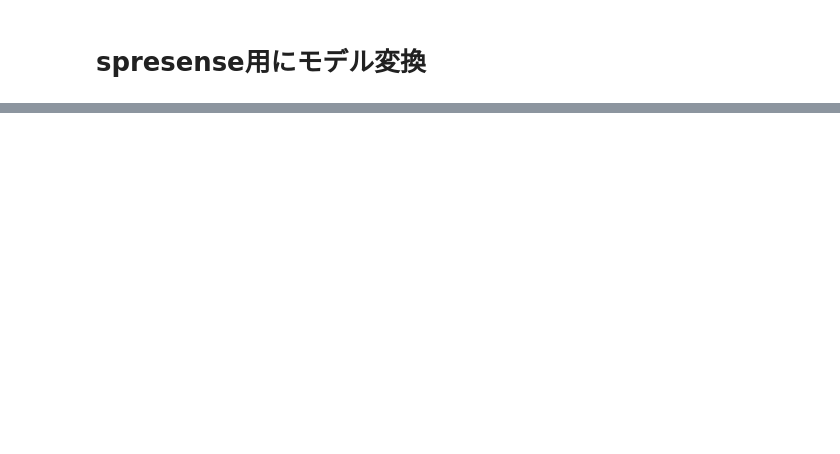
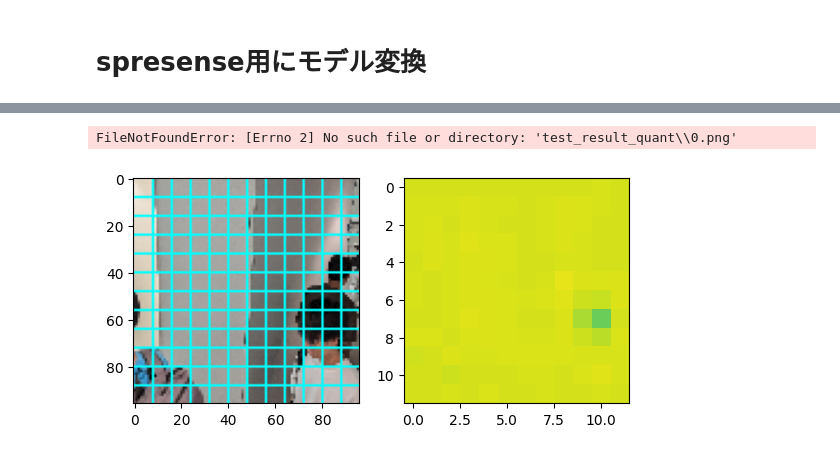
Before and after one commit to oshima-yoppi/Spresense-toilet, a Jupyter notebook: src/detection/AI3/train_all.ipynb, the cells around one changed output, grey strips where cells are left out. Cells and saved outputs as stored; diff of their text form; code cells hidden in the pictures; blank space fills up the shorter version.

```diff
--- a/src/detection/AI3/train_all.ipynb
+++ b/src/detection/AI3/train_all.ipynb
@@ -441,0 +444,42 @@ INFO:tensorflow:Assets written to: C:\Users\oosim\AppData\Local\Temp\tmpk6rvwvkc
+# %%
+class TFLitePredictor:
+    def __init__(self, model_path):
+        self.interpreter = tf.lite.Interpreter(model_path=model_path)
+        self.interpreter.allocate_tensors()
+        self.input_details = self.interpreter.get_input_details()
+        self.output_details = self.interpreter.get_output_details()
+
+    def __call__(self, input_data):
+        input_data = input_data.astype(np.float32)
+        self.interpreter.set_tensor(self.input_details[0]["index"], input_data)
+        self.interpreter.invoke()
+        output_data = self.interpreter.get_tensor(self.output_details[0]["index"])
+        return output_data
+
+
+if
+interpreter = TFLitePredictor(TFLITE_MODEL_PATH)
+imgs = os.listdir(TEST_DIR)
+imgs = imgs[::-1]
+count = 0
+for i, filename in enumerate(tqdm(imgs)):
+    img = cv2.imread(os.path.join(TEST_DIR, filename))
+    img = cv2.cvtColor(img, cv2.COLOR_BGR2RGB)
+    splited_img_lst = func.split_img(img)
+    for splited_img in splited_img_lst:
+        splited_img = cv2.resize(splited_img, INPUT_SIZE)
+        splited_img = np.array([splited_img]) / 255
+        pred = interpreter(splited_img)
+        splited_img = func.draw_line(splited_img[0])
+        splited_img = (splited_img * 255).astype(np.uint8)
+        plt.subplot(1, 2, 1)
+        plt.imshow(splited_img)
+        plt.subplot(1, 2, 2)
+        plt.imshow(pred[0], vmin=0, vmax=1)
+        save_path = os.path.join(TEST_SAVE_DIR, f"{count}.png")
+        plt.savefig(save_path)
+        plt.close()
+        count += 1
+# %% [output]
+FileNotFoundError: [Errno 2] No such file or directory: 'test_result_quant\\0.png'
+[figure, added]
```
Also changed, not shown: parts of 8 cells of this notebook, 45 other files.
